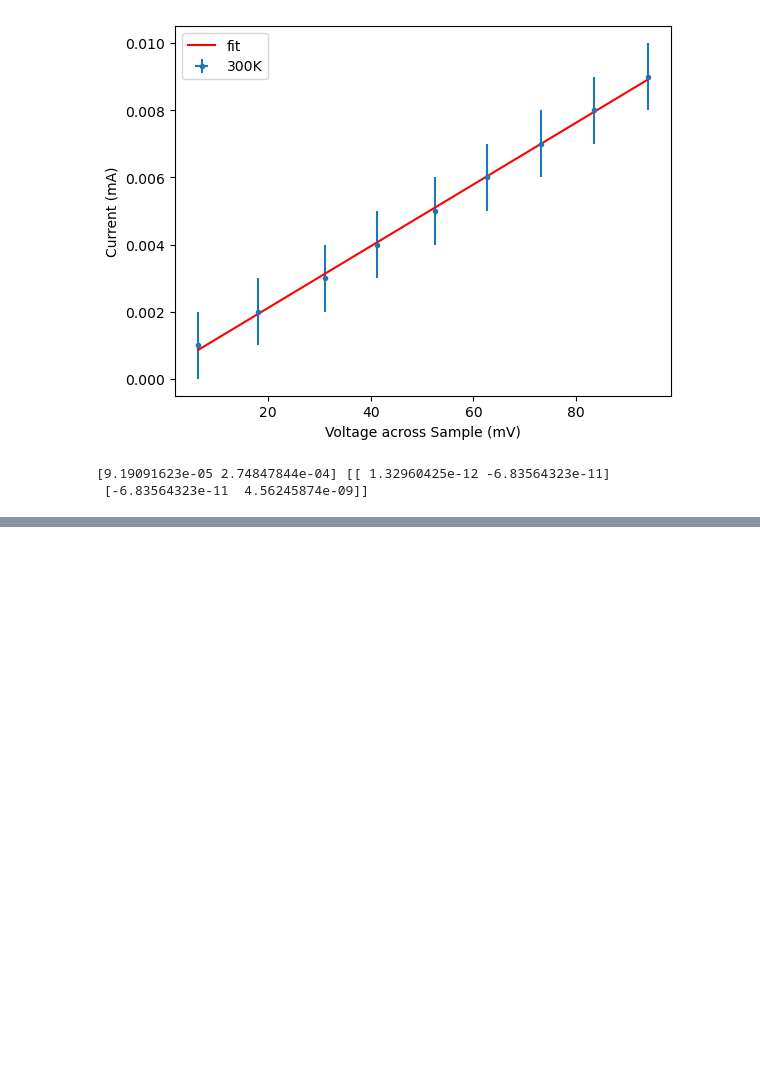
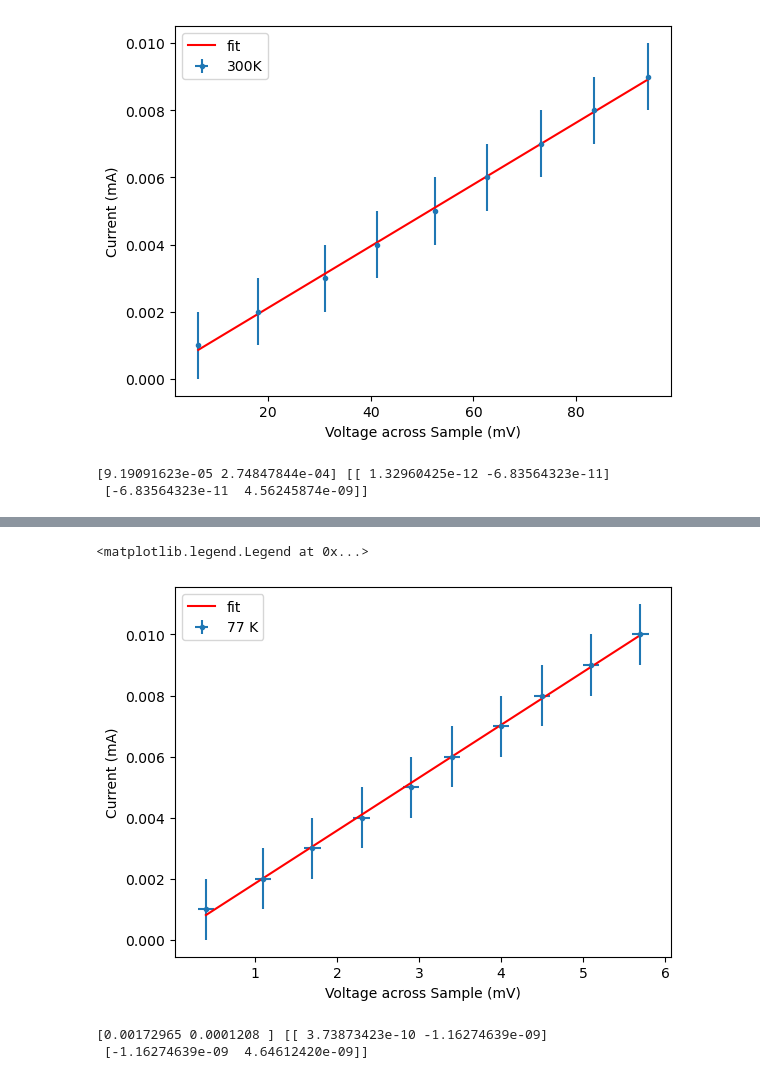
Before and after one commit to SoumendraRoy/Grad_Lab_SBU, a Jupyter notebook: Hall_effect/notebook.ipynb, the cells around one changed output, grey strips where cells are left out. Cells and saved outputs as stored; diff of their text form; code cells hidden in the pictures; blank space fills up the shorter version.

```diff
--- a/Hall_effect/notebook.ipynb
+++ b/Hall_effect/notebook.ipynb
@@ -74,0 +126,21 @@ print(popt1, pcov1)
+# %%
+def z1(VR1, c1, d1):
+    return c1*VR1 + d1
+
+guess1 = [0.01/6.0, 0.0]
+
+popt3, pcov3 = curve_fit(z1, VR1, I1, p0=guess1)
+
+plt.errorbar(VR1, I1, xerr=VR_err1, yerr=I_err1, fmt='.', label='77 K')
+plt.plot(VR1, z1(VR1, *popt3), color='red', label='fit')
+plt.xlabel('Voltage across Sample (mV)')
+plt.ylabel('Current (mA)')
+plt.legend()
+# %% [output]
+<matplotlib.legend.Legend at 0x...>
+[figure, added]
+# %%
+print(popt3, pcov3)
+# %% [output]
+[0.00172965 0.0001208 ] [[ 3.73873423e-10 -1.16274639e-09]
+ [-1.16274639e-09  4.64612420e-09]]
```
Also changed, not shown: parts of 6 cells of this notebook, 3 other files.
